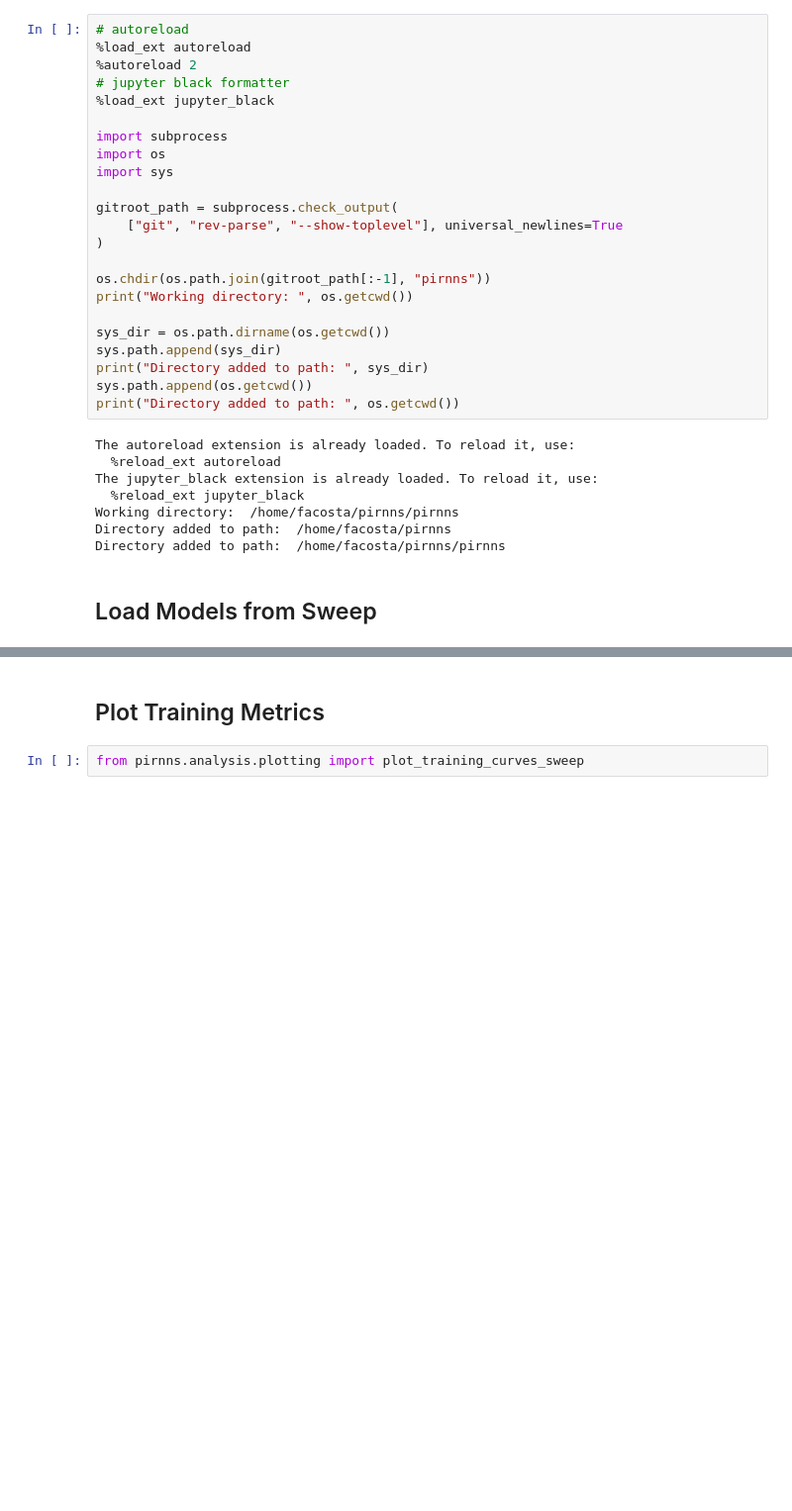
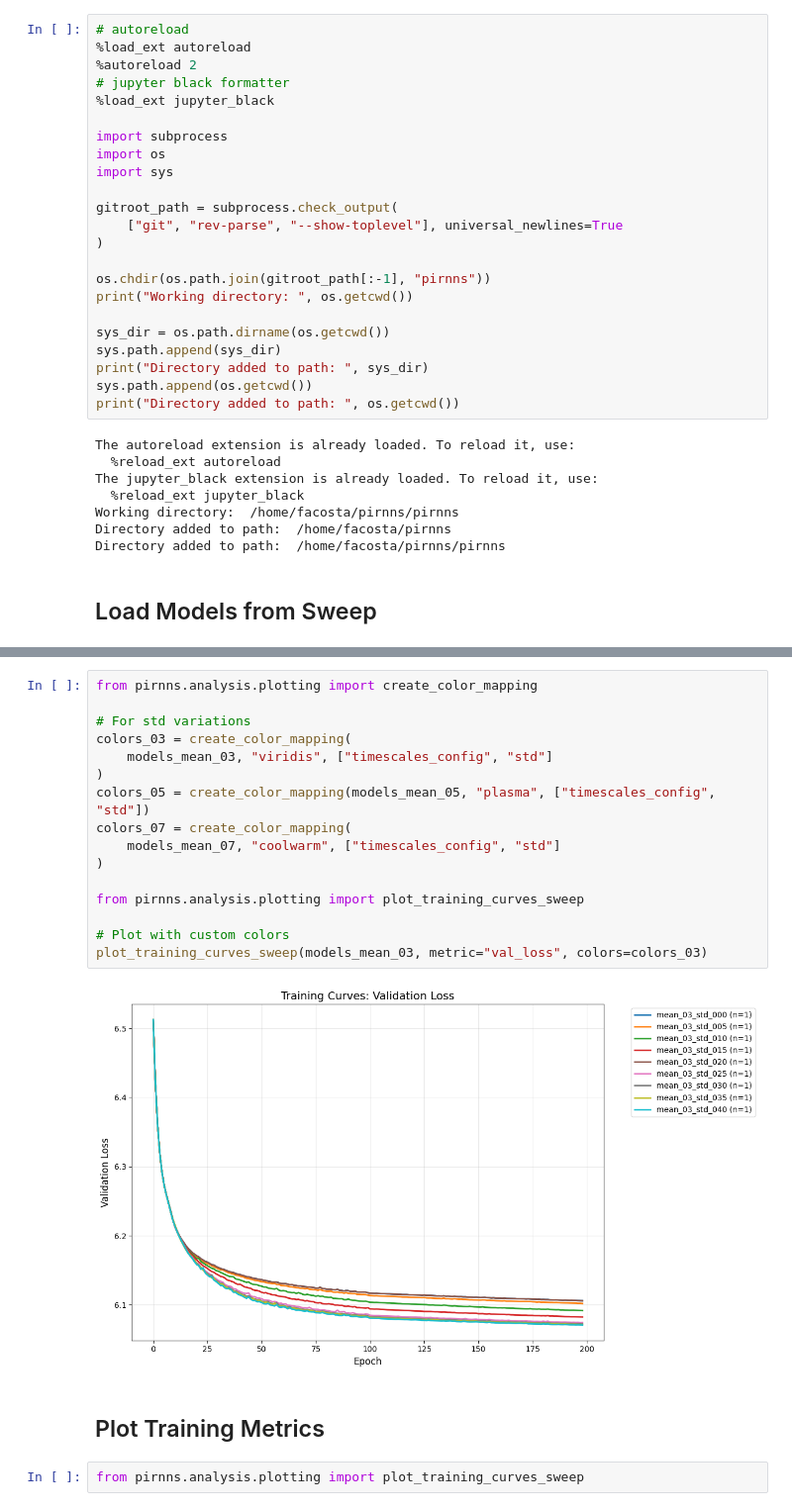
Before and after one commit to geometric-intelligence/timescales, a Jupyter notebook: pirnns/analysis/notebooks/training_metrics.ipynb, the cells around one changed output, grey strips where cells are left out. Shown at 99% size. Cells and saved outputs as stored; diff of their text form; blank space fills up the shorter version.

```diff
--- a/pirnns/analysis/notebooks/training_metrics.ipynb
+++ b/pirnns/analysis/notebooks/training_metrics.ipynb
@@ -72,3 +99,21 @@ Loading experiment: batch_size_100
+# %%
+from pirnns.analysis.plotting import create_color_mapping
+
+# For std variations
+colors_03 = create_color_mapping(
+    models_mean_03, "viridis", ["timescales_config", "std"]
+)
+colors_05 = create_color_mapping(models_mean_05, "plasma", ["timescales_config", "std"])
+colors_07 = create_color_mapping(
+    models_mean_07, "coolwarm", ["timescales_config", "std"]
+)
+
+from pirnns.analysis.plotting import plot_training_curves_sweep
+
+# Plot with custom colors
+plot_training_curves_sweep(models_mean_03, metric="val_loss", colors=colors_03)
+# %% [output]
+[figure, added]
 # %% [markdown]
 ## Plot Training Metrics
 # %%
```
Also changed, not shown: parts of 6 cells of this notebook, 3 other files.
